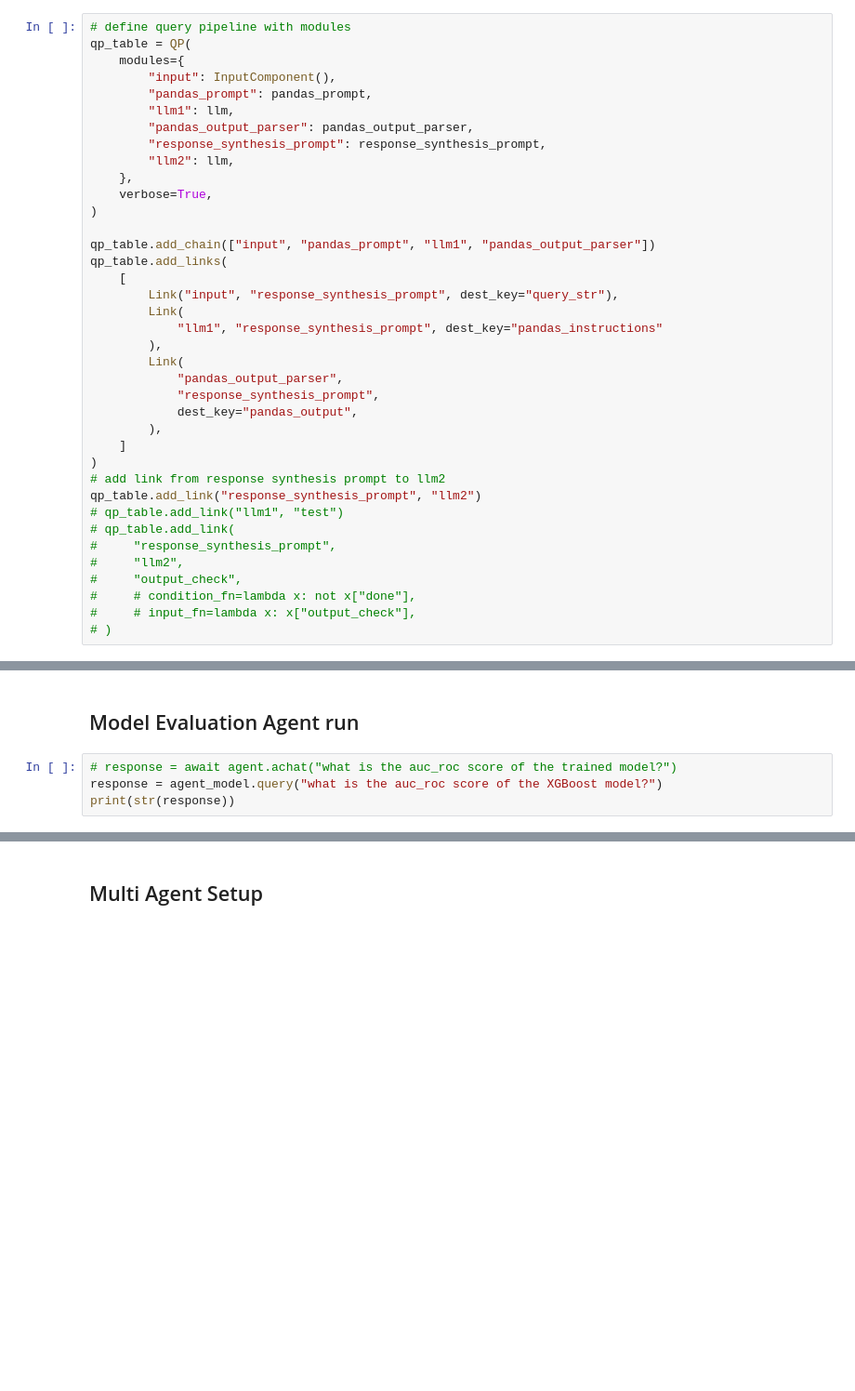
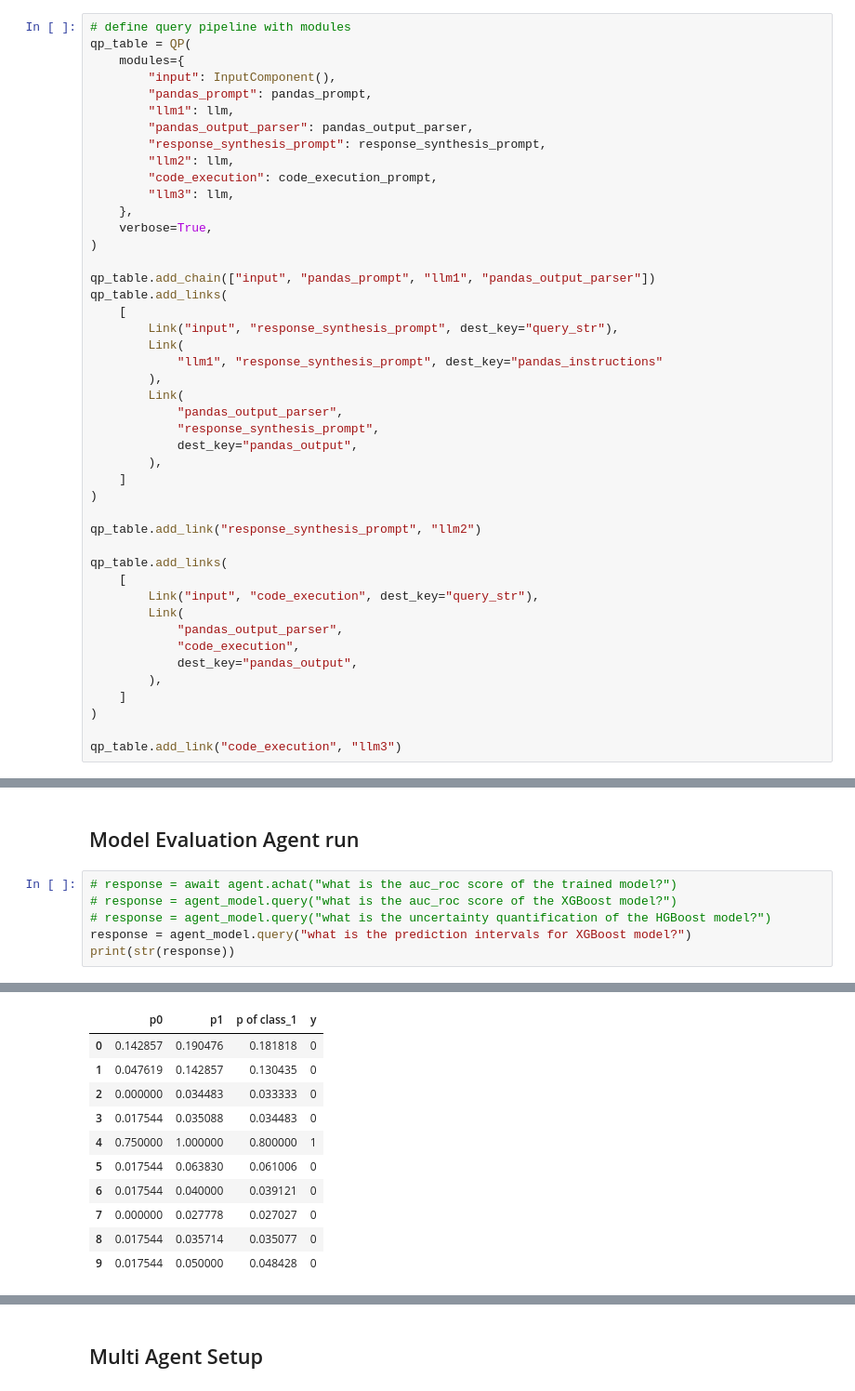
Before and after one commit to fas38/agentic-rag, a Jupyter notebook: multi_agentic_rag_tabular.ipynb, the cells around one changed output, grey strips where cells are left out. Shown at 93% size. Saved outputs shown, nothing was run; the diff lists cells and outputs as text; blank space fills up the shorter version.

Commit message:
implemented multiple tools for model agent

```diff
--- a/multi_agentic_rag_tabular.ipynb
+++ b/multi_agentic_rag_tabular.ipynb
@@ -172,6 +186,8 @@ qp_table = QP(
         "pandas_output_parser": pandas_output_parser,
         "response_synthesis_prompt": response_synthesis_prompt,
         "llm2": llm,
+        "code_execution": code_execution_prompt,
+        "llm3": llm,
     },
     verbose=True,
 )
@@ -190,16 +206,21 @@ qp_table.add_links(
         ),
     ]
 )
-# add link from response synthesis prompt to llm2
+
 qp_table.add_link("response_synthesis_prompt", "llm2")
-# qp_table.add_link("llm1", "test")
-# qp_table.add_link(
-#     "response_synthesis_prompt",
-#     "llm2",
-#     "output_check",
-#     # condition_fn=lambda x: not x["done"],
-#     # input_fn=lambda x: x["output_check"],
-# )
+
+qp_table.add_links(
+    [
+        Link("input", "code_execution", dest_key="query_str"),
+        Link(
+            "pandas_output_parser",
+            "code_execution",
+            dest_key="pandas_output",
+        ),
+    ]
+)
+
+qp_table.add_link("code_execution", "llm3")
 # %%
 # create diagram of the query pipeline
 net.from_nx(qp_table.clean_dag)
@@ -363,6 +511,8 @@ task: <Task pending name='Task-5' coro=<BulkInserter._bulk_insert() running at d
 ## Model Evaluation Agent run
 # %%
 # response = await agent.achat("what is the auc_roc score of the trained model?")
-response = agent_model.query("what is the auc_roc score of the XGBoost model?")
+# response = agent_model.query("what is the auc_roc score of the XGBoost model?")
+# response = agent_model.query("what is the uncertainty quantification of the HGBoost model?")
+response = agent_model.query("what is the prediction intervals for XGBoost model?")
 print(str(response))
 # %% [output]
@@ -371 +521,12 @@ Action: evaluate_model
 Action Input: {'model_name': 'XGBoost'}
+|  | p0 | p1 | p of class_1 | y |
+| 0 | 0.142857 | 0.190476 | 0.181818 | 0 |
+| 1 | 0.047619 | 0.142857 | 0.130435 | 0 |
+| 2 | 0.000000 | 0.034483 | 0.033333 | 0 |
+| 3 | 0.017544 | 0.035088 | 0.034483 | 0 |
+| 4 | 0.750000 | 1.000000 | 0.800000 | 1 |
+| 5 | 0.017544 | 0.063830 | 0.061006 | 0 |
+| 6 | 0.017544 | 0.040000 | 0.039121 | 0 |
+| 7 | 0.000000 | 0.027778 | 0.027027 | 0 |
+| 8 | 0.017544 | 0.035714 | 0.035077 | 0 |
+| 9 | 0.017544 | 0.050000 | 0.048428 | 0 |
```
Also changed, not shown: parts of 6 cells of this notebook.
